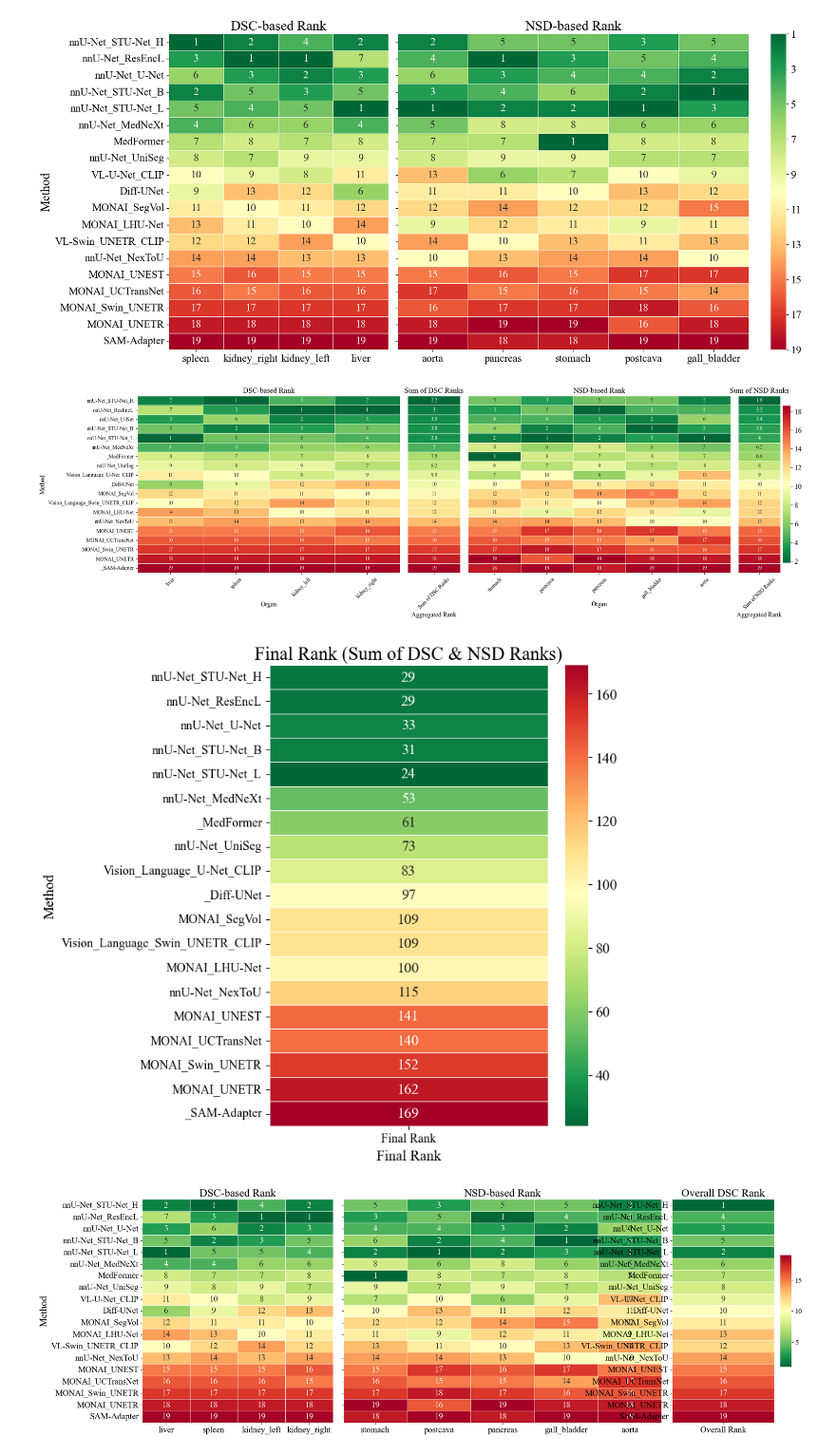
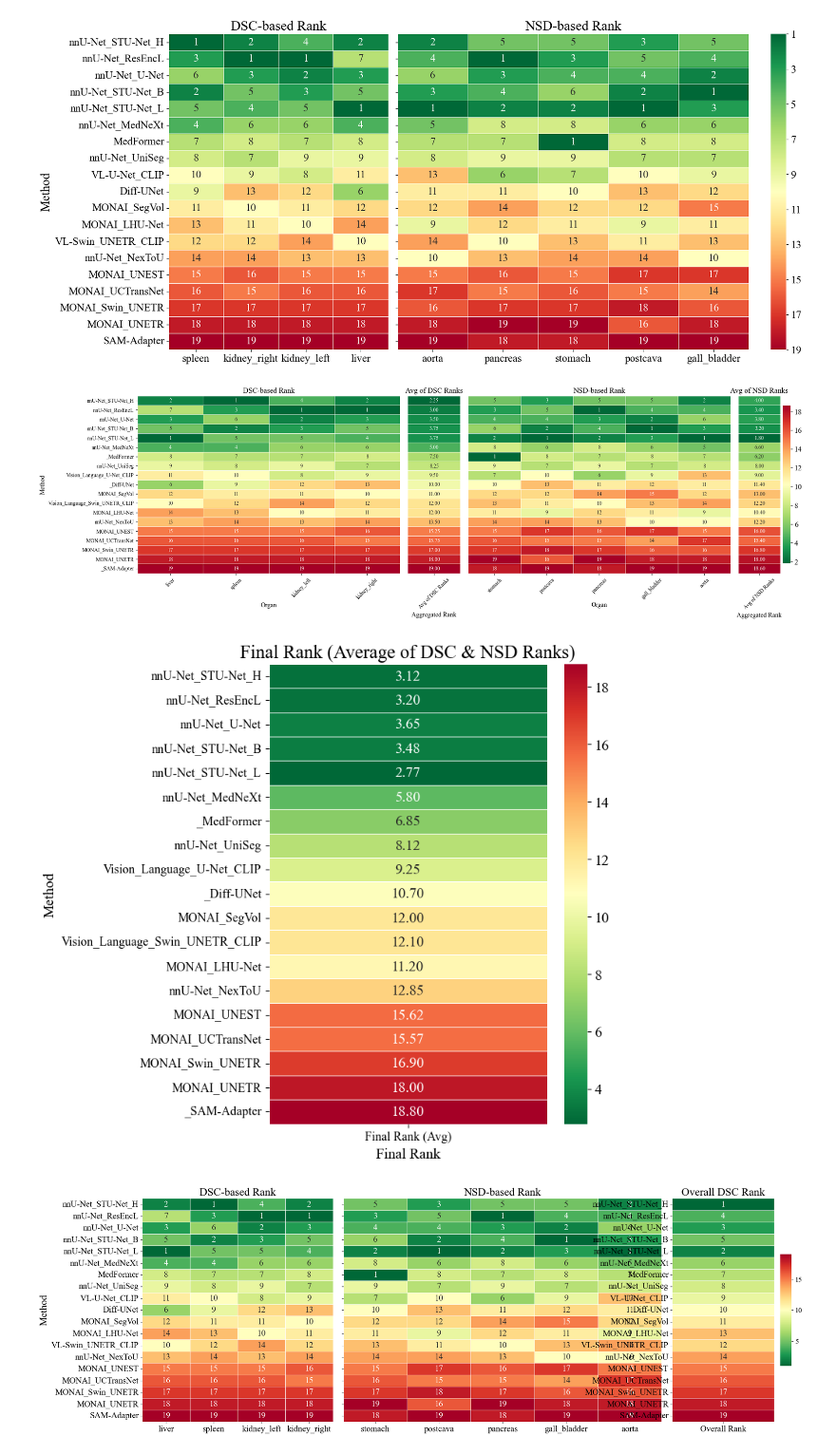
Before and after one commit to ariellubonja/RankInsight, a Jupyter notebook: python_eda.ipynb, the cells around one changed output. Shown at 95% size. Saved outputs shown, nothing was run; the diff lists cells and outputs as text; code cells hidden in the pictures.

Commit message:
Correct Average Rank Heatmap

```diff
--- a/python_eda.ipynb
+++ b/python_eda.ipynb
@@ -1661,11 +1661,9 @@ plt.show()
 [figure]
 # %%
 import os
-import zipfile
 import pandas as pd
 import matplotlib.pyplot as plt
 import seaborn as sns
-import numpy as np
 
 # --- Load Performance Data ---
 base_dir = "./final_14dec2024_results/totalsegmentator_results - table 3 in paper"
@@ -1722,20 +1720,22 @@ dsc_ranking_sorted = rankings.loc[:, list(organs_use_dsc)]
 # --- Sort Algorithms by Median DSC Rank for Consistency ---
 sorted_models = dsc_ranking_sorted.median(axis=1).sort_values().index
 
-# Reorder rankings for visualization
+# Reorder rankings for visualization (Apply DSC sorting to ALL plots)
 dsc_ranking_sorted = dsc_ranking_sorted.loc[sorted_models]
 nsd_ranking_sorted = nsd_ranking_sorted.loc[sorted_models]
 
-# --- Compute Aggregated Rankings (Sum of Ranks Across Organs) ---
-dsc_rank_sum = dsc_ranking_sorted.sum(axis=1).sort_values()
-nsd_rank_sum = nsd_ranking_sorted.sum(axis=1).sort_values()
+# --- Compute Aggregated Rankings (Average of Ranks Across Organs) ---
+dsc_rank_avg = dsc_ranking_sorted.mean(axis=1)
+nsd_rank_avg = nsd_ranking_sorted.mean(axis=1)
 
-# Convert rankings to dataframes for heatmap visualization
-dsc_rank_sum_df = dsc_rank_sum.to_frame(name="Sum of DSC Ranks")
-nsd_rank_sum_df = nsd_rank_sum.to_frame(name="Sum of NSD Ranks")
+# Convert rankings to dataframes
+dsc_rank_avg_df = dsc_rank_avg.to_frame(name="Avg of DSC Ranks")
+nsd_rank_avg_df = nsd_rank_avg.to_frame(name="Avg of NSD Ranks")
+
+# --- Maintain DSC Sorting for NSD Aggregate ---
+nsd_rank_avg_df = nsd_rank_avg_df.loc[sorted_models]  # Ensuring same order
 
 # --- Create 4-Subfigure Plot ---
-# Define the figure layout for the 4-subfigure plot
 fig, axes = plt.subplots(1, 4, figsize=(22, 6), gridspec_kw={'width_ratios': [2, 0.4, 2, 0.4], 'wspace': 0.05})
 
 # Define the pastel green-to-red color palette
@@ -1750,10 +1750,10 @@ axes[0].set_ylabel("Method", fontsize=12)
 axes[0].tick_params(axis='y', labelsize=10)
 axes[0].tick_params(axis='x', labelsize=10, rotation=45)
 
-# Aggregated DSC Ranking Heatmap (Smaller, No Y-Axis Labels)
-sns.heatmap(dsc_rank_sum_df, annot=True, cmap=pastel_green_red, linewidths=0.5, cbar=False,
-            ax=axes[1], annot_kws={"size": 10})
-axes[1].set_title("Sum of DSC Ranks", fontsize=14)
+# Aggregated DSC Ranking Heatmap (Using Average Instead of Sum)
+sns.heatmap(dsc_rank_avg_df, annot=True, cmap=pastel_green_red, linewidths=0.5, cbar=False,
+            ax=axes[1], annot_kws={"size": 10}, fmt=".2f")
+axes[1].set_title("Avg of DSC Ranks", fontsize=14)
 axes[1].set_xlabel("Aggregated Rank", fontsize=12)
 axes[1].set_ylabel("")
 axes[1].tick_params(axis='y', labelleft=False, left=False, labelsize=10)
@@ -1768,10 +1768,10 @@ axes[2].set_ylabel("")
 axes[2].tick_params(axis='y', labelleft=False, left=False, labelsize=10)
 axes[2].tick_params(axis='x', labelsize=10, rotation=45)
 
-# Aggregated NSD Ranking Heatmap (Smaller, No Y-Axis Labels)
-sns.heatmap(nsd_rank_sum_df, annot=True, cmap=pastel_green_red, linewidths=0.5, cbar=True,
-            ax=axes[3], annot_kws={"size": 10})
-axes[3].set_title("Sum of NSD Ranks", fontsize=14)
+# Aggregated NSD Ranking Heatmap (Using Average Instead of Sum, Maintains DSC Sorting)
+sns.heatmap(nsd_rank_avg_df, annot=True, cmap=pastel_green_red, linewidths=0.5, cbar=True,
+            ax=axes[3], annot_kws={"size": 10}, fmt=".2f")
+axes[3].set_title("Avg of NSD Ranks", fontsize=14)
 axes[3].set_xlabel("Aggregated Rank", fontsize=12)
 axes[3].set_ylabel("")
 axes[3].tick_params(axis='y', labelleft=False, left=False, labelsize=10)
@@ -1783,7 +1783,7 @@ plt.tight_layout()
 # Show the updated 4-subfigure plot
 plt.show()
 # %% [output]
-[figure, old version]
+[figure, new version]
 # %%
 import os
 import pandas as pd
@@ -1844,49 +1844,49 @@ dsc_ranking_sorted = rankings.loc[:, list(organs_use_dsc)]
 
 # --- Sort Algorithms by Median DSC Rank for Consistency ---
 sorted_models = dsc_ranking_sorted.median(axis=1).sort_values().index
 
 # Reorder rankings for visualization (Applying DSC sorting order to all plots)
 dsc_ranking_sorted = dsc_ranking_sorted.loc[sorted_models]
 nsd_ranking_sorted = nsd_ranking_sorted.loc[sorted_models]
 
-# --- Compute Aggregated Rankings (Sum of Ranks Across Organs) ---
-dsc_rank_sum = dsc_ranking_sorted.sum(axis=1)
-nsd_rank_sum = nsd_ranking_sorted.sum(axis=1)
+# --- Compute Aggregated Rankings (Average of Ranks Across Organs) ---
+dsc_rank_avg = dsc_ranking_sorted.mean(axis=1)
+nsd_rank_avg = nsd_ranking_sorted.mean(axis=1)
 
 # Convert rankings to dataframes for heatmap visualization
-dsc_rank_sum_df = dsc_rank_sum.to_frame(name="Sum of DSC Ranks")
-nsd_rank_sum_df = nsd_rank_sum.to_frame(name="Sum of NSD Ranks")
+dsc_rank_avg_df = dsc_rank_avg.to_frame(name="Avg of DSC Ranks")
+nsd_rank_avg_df = nsd_rank_avg.to_frame(name="Avg of NSD Ranks")
 
-# --- Compute Final Rank (Sum of DSC & NSD Ranks) ---
-# Rename NSD rank column before summing
-nsd_rank_sum_df = nsd_rank_sum_df.rename(columns={"Sum of NSD Ranks": "NSD Rank"})
+# --- Compute Final Rank (Average of DSC & NSD Ranks) ---
+# Rename NSD rank column before averaging
+nsd_rank_avg_df = nsd_rank_avg_df.rename(columns={"Avg of NSD Ranks": "NSD Rank"})
 
-# Compute the final ranking sum
-final_rank_sum_df = (dsc_rank_sum_df["Sum of DSC Ranks"] + nsd_rank_sum_df["NSD Rank"]).to_frame(name="Final Rank")
+# Compute the final ranking as the mean of DSC and NSD ranks
+final_rank_avg_df = ((dsc_rank_avg_df["Avg of DSC Ranks"] + nsd_rank_avg_df["NSD Rank"]) / 2).to_frame(name="Final Rank (Avg)")
 
 # --- Apply DSC Sorting to Final Rank ---
-final_rank_sum_df = final_rank_sum_df.loc[sorted_models]
+final_rank_avg_df = final_rank_avg_df.loc[sorted_models]
 
-# --- Plot the Final Rank Heatmap ---
+# --- Plot the Final Rank Heatmap (Based on Average) ---
 # Define the color palette
 pastel_green_red = sns.color_palette("RdYlGn_r", as_cmap=True)
 
 # Plot the Final Rank heatmap
 plt.figure(figsize=(6, 8))  # Adjusted to a reasonable size
-sns.heatmap(final_rank_sum_df, annot=True, fmt=".0f", cmap=pastel_green_red, linewidths=0.5, cbar=True,
-            annot_kws={"size": 14})  # fmt=".0f" ensures full numbers (no scientific notation)
+sns.heatmap(final_rank_avg_df, annot=True, fmt=".2f", cmap=pastel_green_red, linewidths=0.5, cbar=True,
+            annot_kws={"size": 14})  # fmt=".2f" ensures two decimal places
 
 # Formatting
-plt.title("Final Rank (Sum of DSC & NSD Ranks)", fontsize=18)
+plt.title("Final Rank (Average of DSC & NSD Ranks)", fontsize=18)
 plt.xlabel("Final Rank", fontsize=14)
 plt.ylabel("Method", fontsize=14)
 plt.tick_params(axis='y', labelsize=12)
 plt.tick_params(axis='x', labelsize=12, rotation=0)  # No rotation for clarity
 
 # Show the plot
 plt.show()
 # %% [output]
-[figure, old version]
+[figure, new version]
 # %%
 import os
 import zipfile
```
